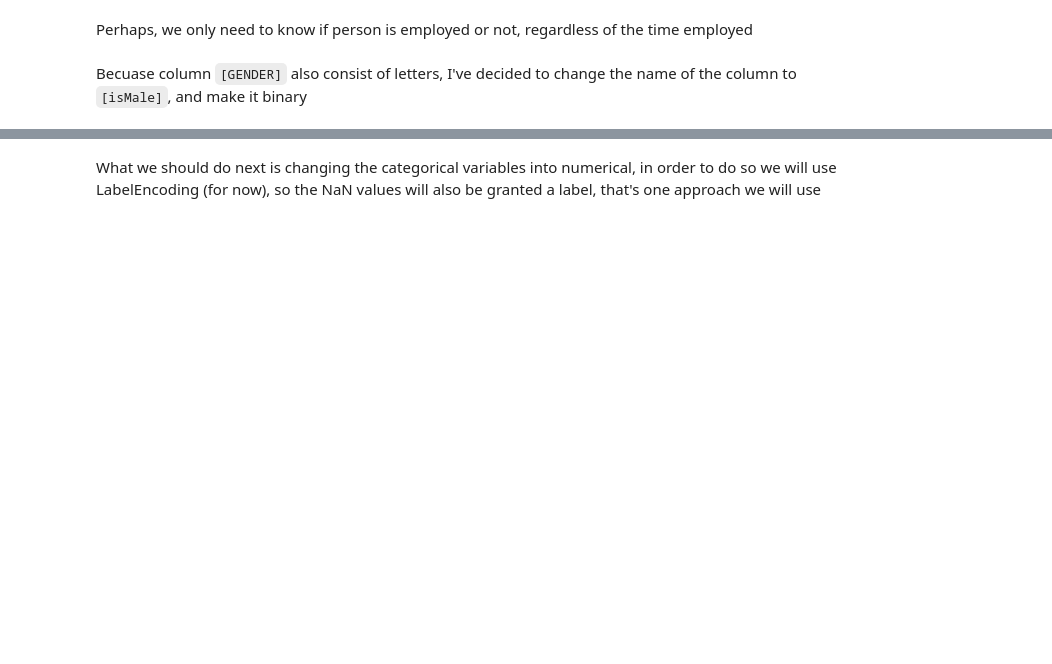
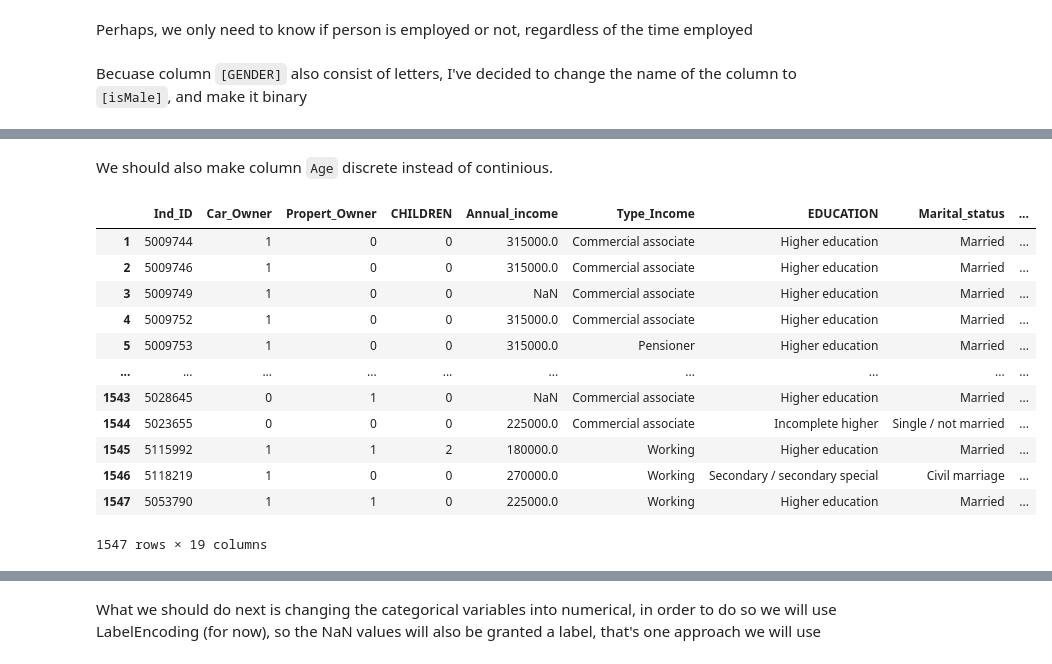
Before and after one commit to filki/LoanRepaymentBinaryPred, a Jupyter notebook: sourceCode.ipynb, the cells around one changed output, grey strips where cells are left out. Drawn from its saved outputs; the diff is of its cells as text; code cells hidden in the pictures; blank space fills up the shorter version.

````diff
--- a/sourceCode.ipynb
+++ b/sourceCode.ipynb
@@ -88,0 +141,20 @@ df_transformation.drop(["GENDER"],axis=1,inplace=True)
+# %% [markdown]
+We should also make column ```Age``` discrete instead of continious.
+# %%
+df_transformation["Age"] = df_transformation["Age"].round(0)
+df_transformation['Employed_years'] = df_transformation['Employed_years'].astype(int)
+df_transformation
+# %% [output]
+|  | Ind_ID | Car_Owner | Propert_Owner | CHILDREN | Annual_income | Type_Income | EDUCATION | Marital_status | ... |
+| 1 | 5009744 | 1 | 0 | 0 | 315000.0 | Commercial associate | Higher education | Married | ... |
+| 2 | 5009746 | 1 | 0 | 0 | 315000.0 | Commercial associate | Higher education | Married | ... |
+| 3 | 5009749 | 1 | 0 | 0 | NaN | Commercial associate | Higher education | Married | ... |
+| 4 | 5009752 | 1 | 0 | 0 | 315000.0 | Commercial associate | Higher education | Married | ... |
+| 5 | 5009753 | 1 | 0 | 0 | 315000.0 | Pensioner | Higher education | Married | ... |
+| ... | ... | ... | ... | ... | ... | ... | ... | ... | ... |
+| 1543 | 5028645 | 0 | 1 | 0 | NaN | Commercial associate | Higher education | Married | ... |
+| 1544 | 5023655 | 0 | 0 | 0 | 225000.0 | Commercial associate | Incomplete higher | Single / not married | ... |
+| 1545 | 5115992 | 1 | 1 | 2 | 180000.0 | Working | Higher education | Married | ... |
+| 1546 | 5118219 | 1 | 0 | 0 | 270000.0 | Working | Secondary / secondary special | Civil marriage | ... |
+| 1547 | 5053790 | 1 | 1 | 0 | 225000.0 | Working | Higher education | Married | ... |
+1547 rows × 19 columns
````
Also changed, not shown: parts of 32 cells of this notebook.
